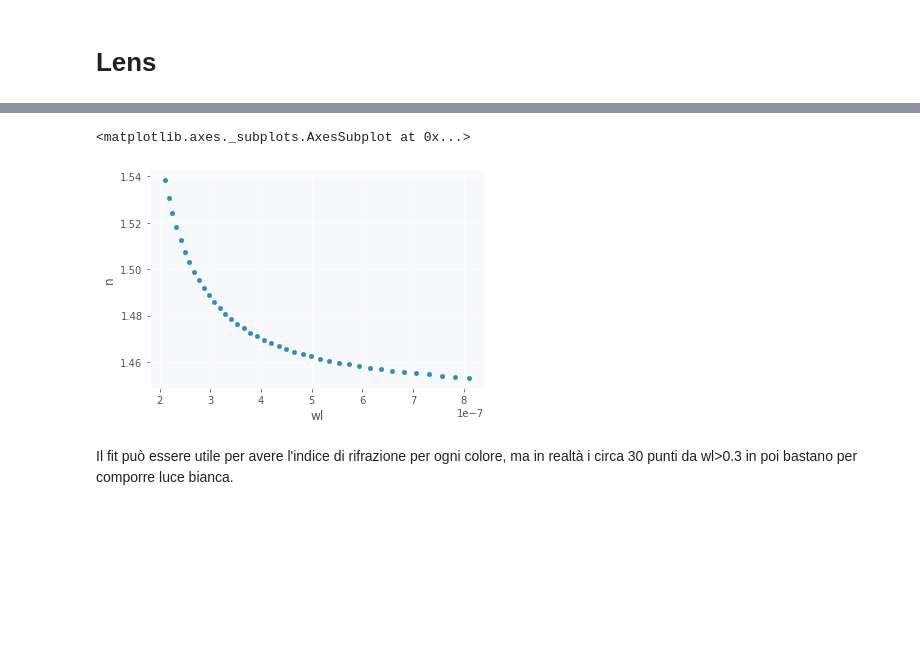
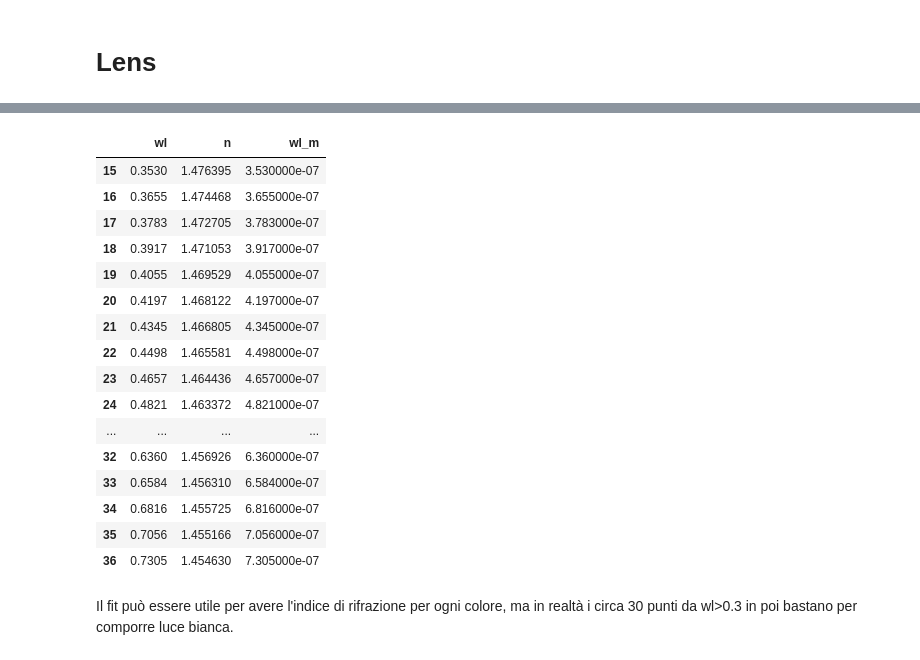
Before and after one commit to raeubaen/misc, a Jupyter notebook: codice_bpm.ipynb, the cells around one changed output, grey strips where cells are left out. Cells and saved outputs as stored; diff of their text form; code cells hidden in the pictures; blank space fills up the shorter version.

```diff
--- a/codice_bpm.ipynb
+++ b/codice_bpm.ipynb
@@ -463,8 +468,24 @@ df
-# %%
-df.plot.scatter("wl", "n")
-# %% [output]
-<matplotlib.axes._subplots.AxesSubplot at 0x...>
-[figure, removed]
+# %%
+df = (df[df.wl<0.75])[df.wl>0.35]
+df
+# %% [output]
+|  | wl | n | wl_m |
+| 15 | 0.3530 | 1.476395 | 3.530000e-07 |
+| 16 | 0.3655 | 1.474468 | 3.655000e-07 |
+| 17 | 0.3783 | 1.472705 | 3.783000e-07 |
+| 18 | 0.3917 | 1.471053 | 3.917000e-07 |
+| 19 | 0.4055 | 1.469529 | 4.055000e-07 |
+| 20 | 0.4197 | 1.468122 | 4.197000e-07 |
+| 21 | 0.4345 | 1.466805 | 4.345000e-07 |
+| 22 | 0.4498 | 1.465581 | 4.498000e-07 |
+| 23 | 0.4657 | 1.464436 | 4.657000e-07 |
+| 24 | 0.4821 | 1.463372 | 4.821000e-07 |
+| ... | ... | ... | ... |
+| 32 | 0.6360 | 1.456926 | 6.360000e-07 |
+| 33 | 0.6584 | 1.456310 | 6.584000e-07 |
+| 34 | 0.6816 | 1.455725 | 6.816000e-07 |
+| 35 | 0.7056 | 1.455166 | 7.056000e-07 |
+| 36 | 0.7305 | 1.454630 | 7.305000e-07 |
 # %% [markdown]
 Il fit può essere utile per avere l'indice di rifrazione per ogni colore, ma in realtà i circa 30 punti da wl>0.3 in poi bastano per comporre luce bianca.
 # %%
```
Also changed, not shown: parts of 16 cells of this notebook.
